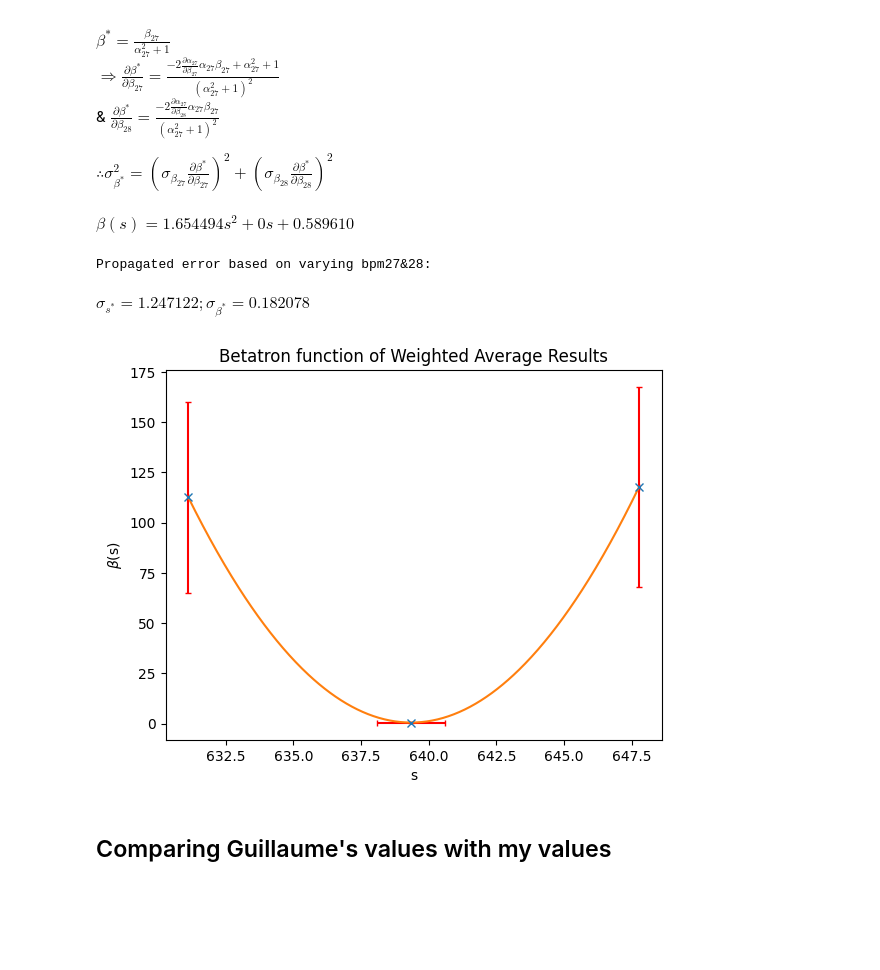
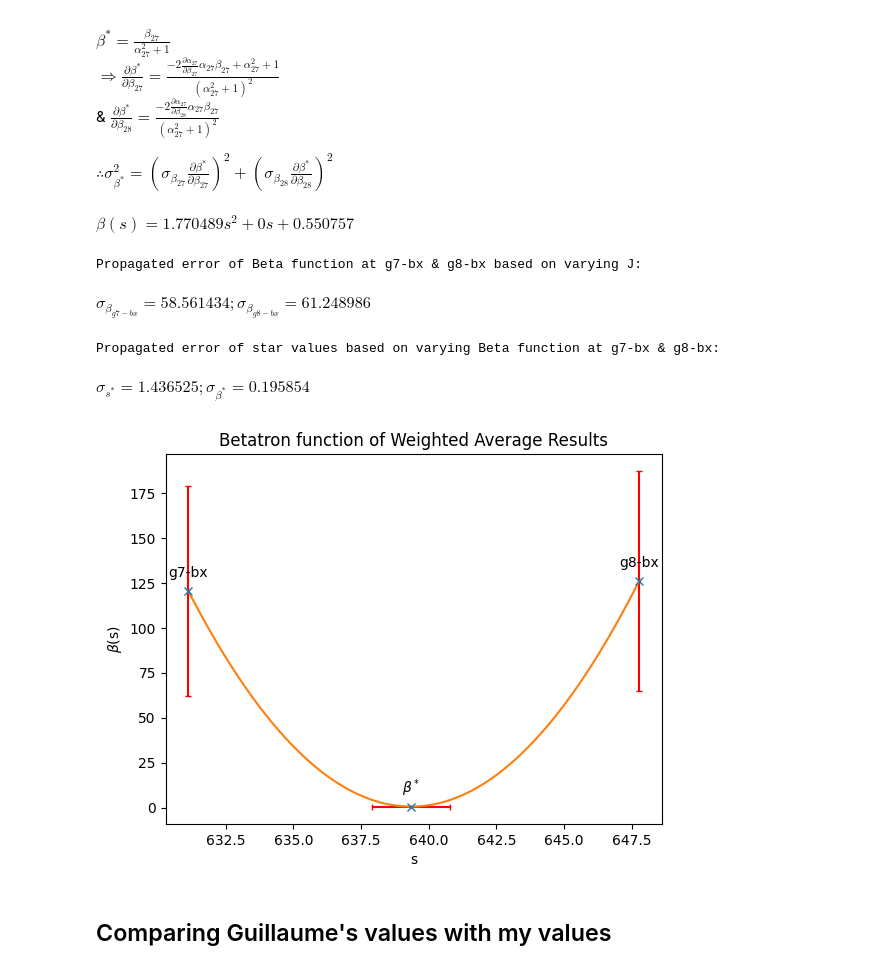
Before and after one commit to WillFung7/Star-Location, a Jupyter notebook: BPM MCMCMH2.ipynb, the cells around one changed output. Drawn from its saved outputs; the diff is of its cells as text; code cells hidden in the pictures; blank space fills up the shorter version.

```diff
--- a/BPM MCMCMH2.ipynb
+++ b/BPM MCMCMH2.ipynb
@@ -526,4 +526,8 @@ Time elapsed for horizontal BPM 50: 15.409372329711914
 # %%
+filenamex_mean = "Theta_BPMx_mean_Data2"
+filenamex_err = "Theta_BPMx_err_Data2"
+MaxBPM = 50
+
 # Visualize Amplitude function with Error Bars
 with open(filenamex_mean, newline = "") as csvfilex_mean:
     Theta_final_x = np.array(list(csv.reader(csvfilex_mean, delimiter=',')), dtype=float)
@@ -673,7 +677,7 @@ N_b = 250
 N_J = 250
 
 Bguess = np.linspace(.2, 1, N_b)
-Jguess = np.linspace(J_MADx - .005, J_MADx + .005, N_J)
+Jguess = np.linspace(J_MADx - .0054, J_MADx + .0054, N_J)
 Err = np.zeros([N_b, N_J])
 
 Sstar = np.zeros([N_b, N_J])
@@ -814,7 +818,7 @@ b_points = [beta_BPM27, Bstar_avg_weighted, beta_BPM28]
 
 for x, y, text in zip(s_points, b_points,
                       [Name_xbpms[27], r"$\beta^*$", Name_xbpms[28]]):
-    Ax.annotate(text, # this is the text
+    plt.annotate(text, # this is the text
                  (x,y), # these are the coordinates to position the label
                  textcoords="offset points", # how to position the text
                  xytext=(0,10), # distance from text to points (x,y)
@@ -833,38 +837,42 @@ def error_prop_bsstar(b27, b28, b27_err, b28_err):
     s_star = s_g7_bx + a27*b27/(a27**2 + 1)
     ds_stardb27 = (-da27db27*a27**2*b27 + da27db27*b27 + a27**3 + a27)/(a27**2 + 1)**2
     ds_stardb28 = -da27db28*b27*(a27**2 - 1)/(a27**2 + 1)**2
 #     print(s_star, sstar_avg_weighted)
 
     beta_star = b27/(a27**2 + 1)
     db_stardb27 = (-2*da27db27*a27*b27 + a27**2 + 1)/(a27**2 + 1)**2
     db_stardb28 = -2*da27db28*a27*b27/(a27**2 + 1)**2
 #     print(beta_star, Bstar_avg_weighted)
 
     s_star_err_prop = np.sqrt((b27_err*ds_stardb27)**2 + (b28_err*ds_stardb28)**2)
     b_star_err_prop = np.sqrt((b27_err*db_stardb27)**2 + (b28_err*db_stardb28)**2)
     return s_star_err_prop, b_star_err_prop
 
+print("Propagated error of Beta function at g7-bx & g8-bx based on varying J: ")
 s_star_err_prop, b_star_err_prop = error_prop_bsstar(beta_BPM27, beta_BPM28, *err_ypoints_beta)
-print("Propagated error based on varying bpm27&28: ")
+display(Math(r"\sigma_{\beta_{g7-bx}} = %f; \sigma_{\beta_{g8-bx}} = %f"%(err_ypoints_beta[0], err_ypoints_beta[1])))
+print("Propagated error of star values based on varying Beta function at g7-bx & g8-bx: ")
 display(Math(r"\sigma_{s^*} = %f; \sigma_{\beta^*} = %f"%(s_star_err_prop, b_star_err_prop)))
 err_ypoints[0] = err_ypoints_beta[0]
 err_ypoints[1] = b_star_err_prop #Bstar_stddev_weighted
 err_ypoints[2] = err_ypoints_beta[1]
 err_xpoints[1] = s_star_err_prop #sstar_stddev_weighted
 
 plt.errorbar(s_points, b_points, xerr = err_xpoints, yerr = err_ypoints, fmt = 'x', ecolor = 'r', capsize = 2)
 plt.plot(s_space, Betatron)
 plt.title("Betatron function of Weighted Average Results")
 plt.xlabel("s")
 plt.ylabel(r"$\beta$(s)")
 #plt.set_xlim([639, 640])
 #plt.set_ylim([0, 1])
 plt.show()
 # %% [output]
-$\displaystyle \beta(s) = 1.654494s^2 + 0s + 0.589610$
+$\displaystyle \beta(s) = 1.770489s^2 + 0s + 0.550757$
-Propagated error based on varying bpm27&28:
+Propagated error of Beta function at g7-bx & g8-bx based on varying J:
-$\displaystyle \sigma_{s^*} = 1.247122; \sigma_{\beta^*} = 0.182078$
+$\displaystyle \sigma_{\beta_{g7-bx}} = 58.561434; \sigma_{\beta_{g8-bx}} = 61.248986$
+Propagated error of star values based on varying Beta function at g7-bx & g8-bx:
+$\displaystyle \sigma_{s^*} = 1.436525; \sigma_{\beta^*} = 0.195854$
-[figure, old version]
+[figure, new version]
 # %% [markdown]
 ## Comparing Guillaume's values with my values
 # %%
```
Also changed, not shown: parts of 7 cells of this notebook.
